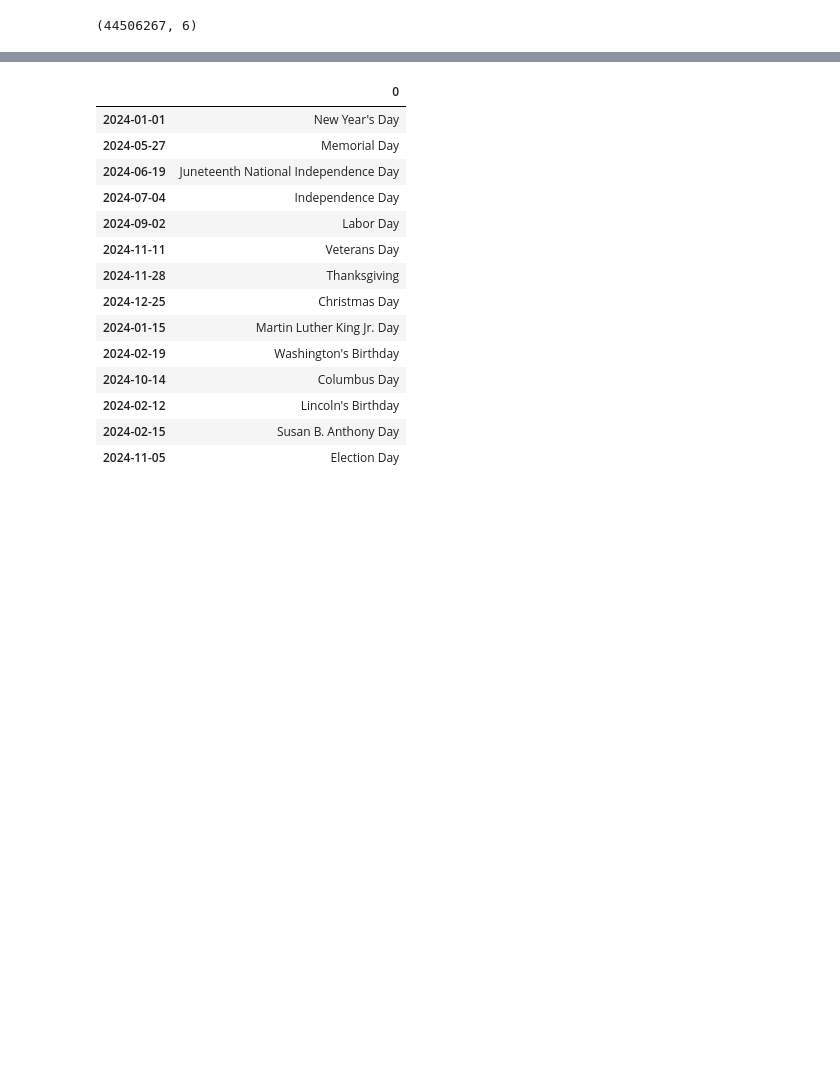
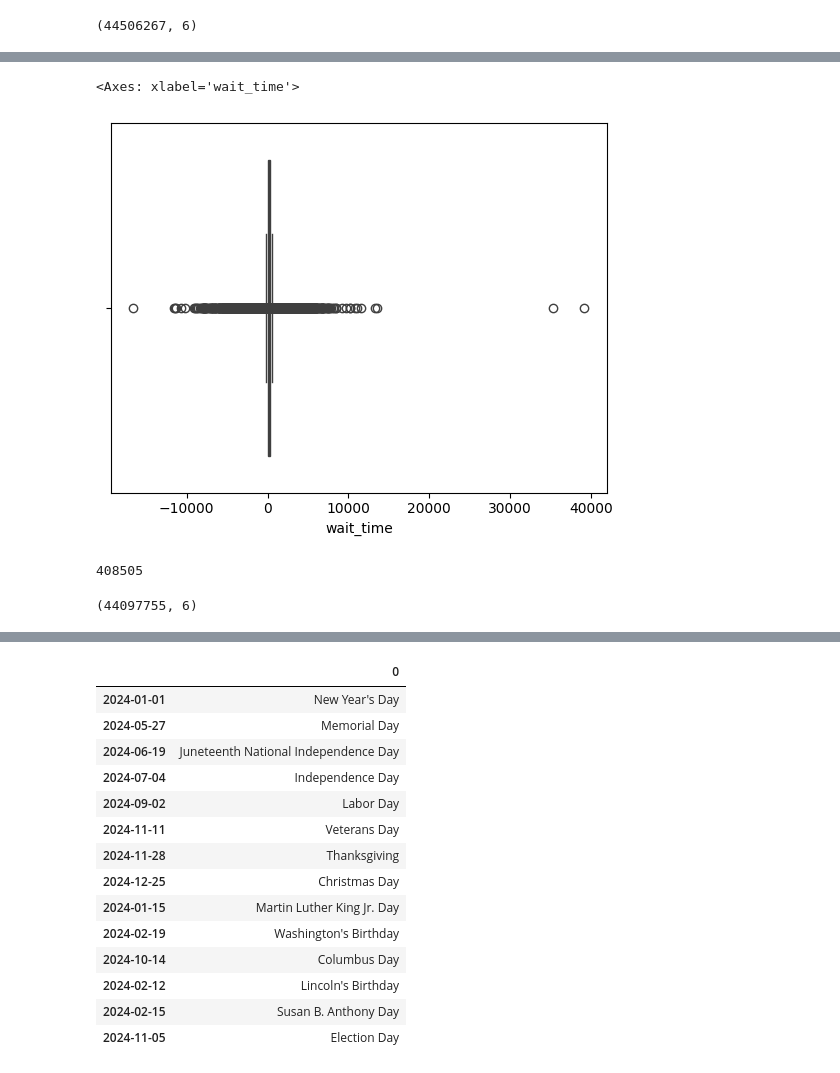
Before and after one commit to chikeorah/NYC-TLC-Trips, a Jupyter notebook: tlc.ipynb, the cells around one changed output, grey strips where cells are left out. Drawn from its saved outputs; the diff is of its cells as text; code cells hidden in the pictures; blank space fills up the shorter version.

```diff
--- a/tlc.ipynb
+++ b/tlc.ipynb
@@ -155,0 +193,18 @@ trips.head()
+# %%
+#wait time seems to have some negative values from the min. Using boxplot to investigate more
+sns.boxplot(x=trips['wait_time'])
+# %% [output]
+<Axes: xlabel='wait_time'>
+[figure, added]
+# %%
+#seems like the there are lots of negative values. Get the count of negative wait times.
+trips[trips['wait_time'] < 0]['wait_time'].count()
+# %% [output]
+408505
+# %%
+#drop negative wait times
+trips = trips[trips['wait_time'] >= 0]
+
+trips.shape
+# %% [output]
+(44097755, 6)
```
Also changed, not shown: parts of 44 cells of this notebook.
